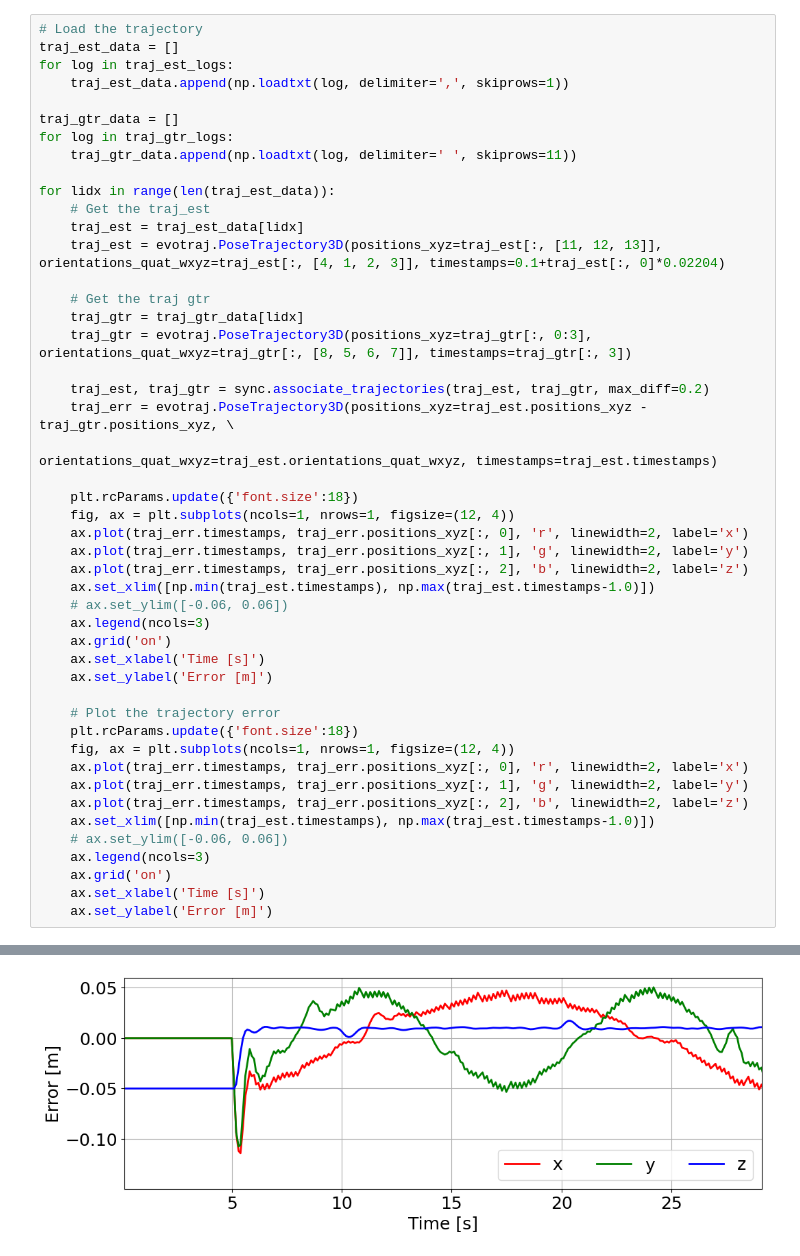
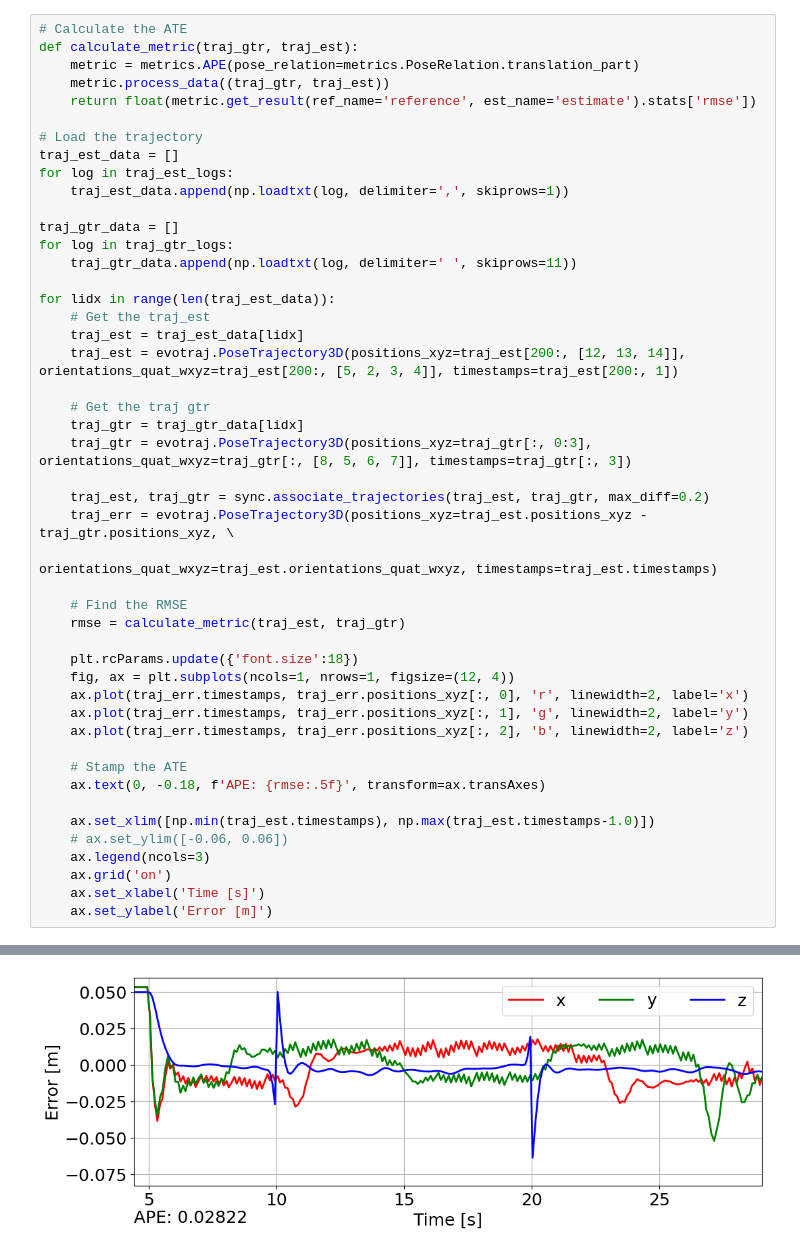
Before and after one commit to pheneliu/GPTR_UWB, a Jupyter notebook: gptr/scripts/analysis_sim.ipynb, the cells around one changed output, grey strips where cells are left out. Saved outputs shown, nothing was run; the diff lists cells and outputs as text.

```diff
--- a/gptr/scripts/analysis_sim.ipynb
+++ b/gptr/scripts/analysis_sim.ipynb
@@ -166,4 +170,10 @@ fig.savefig('rot_extrinsics_error.jpg')
 # %%
+# Calculate the ATE
+def calculate_metric(traj_gtr, traj_est):
+    metric = metrics.APE(pose_relation=metrics.PoseRelation.translation_part)
+    metric.process_data((traj_gtr, traj_est))
+    return float(metric.get_result(ref_name='reference', est_name='estimate').stats['rmse'])
+
 # Load the trajectory
 traj_est_data = []
 for log in traj_est_logs:
@@ -176,7 +186,7 @@ for log in traj_gtr_logs:
 for lidx in range(len(traj_est_data)):
     # Get the traj_est
     traj_est = traj_est_data[lidx]
-    traj_est = evotraj.PoseTrajectory3D(positions_xyz=traj_est[:, [11, 12, 13]], orientations_quat_wxyz=traj_est[:, [4, 1, 2, 3]], timestamps=0.1+traj_est[:, 0]*0.02204)
+    traj_est = evotraj.PoseTrajectory3D(positions_xyz=traj_est[200:, [12, 13, 14]], orientations_quat_wxyz=traj_est[200:, [5, 2, 3, 4]], timestamps=traj_est[200:, 1])
 
     # Get the traj gtr
     traj_gtr = traj_gtr_data[lidx]
@@ -186,28 +196,22 @@ for lidx in range(len(traj_est_data)):
     traj_err = evotraj.PoseTrajectory3D(positions_xyz=traj_est.positions_xyz - traj_gtr.positions_xyz, \
                                         orientations_quat_wxyz=traj_est.orientations_quat_wxyz, timestamps=traj_est.timestamps)
 
+    # Find the RMSE
+    rmse = calculate_metric(traj_est, traj_gtr)
+
     plt.rcParams.update({'font.size':18})
     fig, ax = plt.subplots(ncols=1, nrows=1, figsize=(12, 4))
     ax.plot(traj_err.timestamps, traj_err.positions_xyz[:, 0], 'r', linewidth=2, label='x')
     ax.plot(traj_err.timestamps, traj_err.positions_xyz[:, 1], 'g', linewidth=2, label='y')
     ax.plot(traj_err.timestamps, traj_err.positions_xyz[:, 2], 'b', linewidth=2, label='z')
+
+    # Stamp the ATE
+    ax.text(0, -0.18, f'APE: {rmse:.5f}', transform=ax.transAxes)
+
     ax.set_xlim([np.min(traj_est.timestamps), np.max(traj_est.timestamps-1.0)])
     # ax.set_ylim([-0.06, 0.06])
     ax.legend(ncols=3)
     ax.grid('on')
     ax.set_xlabel('Time [s]')
     ax.set_ylabel('Error [m]')
-
-    # Plot the trajectory error
-    plt.rcParams.update({'font.size':18})
-    fig, ax = plt.subplots(ncols=1, nrows=1, figsize=(12, 4))
-    ax.plot(traj_err.timestamps, traj_err.positions_xyz[:, 0], 'r', linewidth=2, label='x')
-    ax.plot(traj_err.timestamps, traj_err.positions_xyz[:, 1], 'g', linewidth=2, label='y')
-    ax.plot(traj_err.timestamps, traj_err.positions_xyz[:, 2], 'b', linewidth=2, label='z')
-    ax.set_xlim([np.min(traj_est.timestamps), np.max(traj_est.timestamps-1.0)])
-    # ax.set_ylim([-0.06, 0.06])
-    ax.legend(ncols=3)
-    ax.grid('on')
-    ax.set_xlabel('Time [s]')
-    ax.set_ylabel('Error [m]')
 # %% [output]
@@ -215 +219 @@ for lidx in range(len(traj_est_data)):
-[figure, old version]
+[figure, new version]
```
Also changed, not shown: parts of 4 cells of this notebook, 4 other files.
